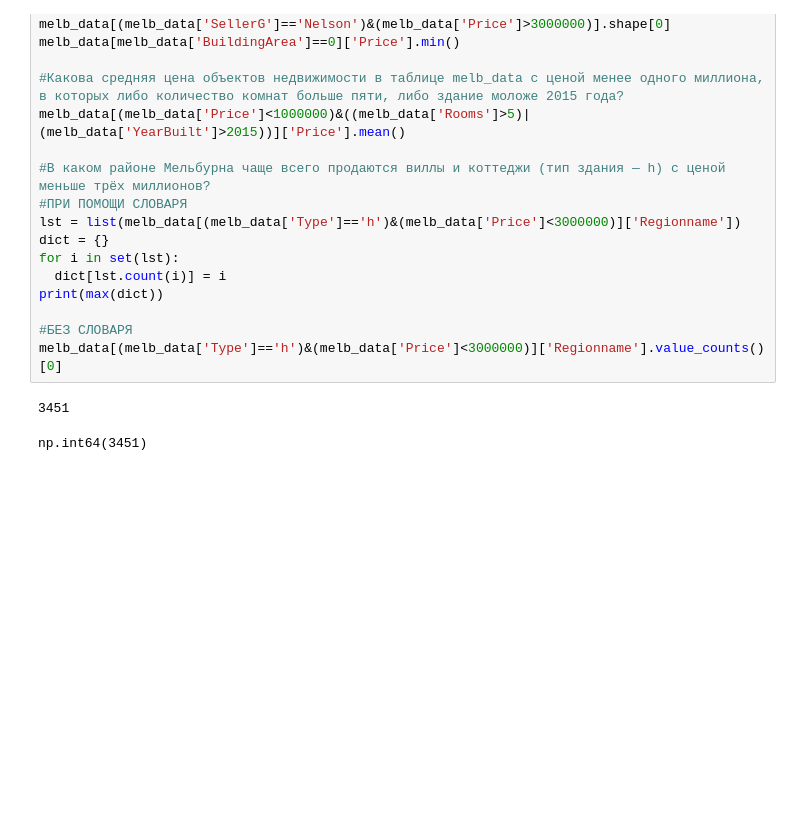
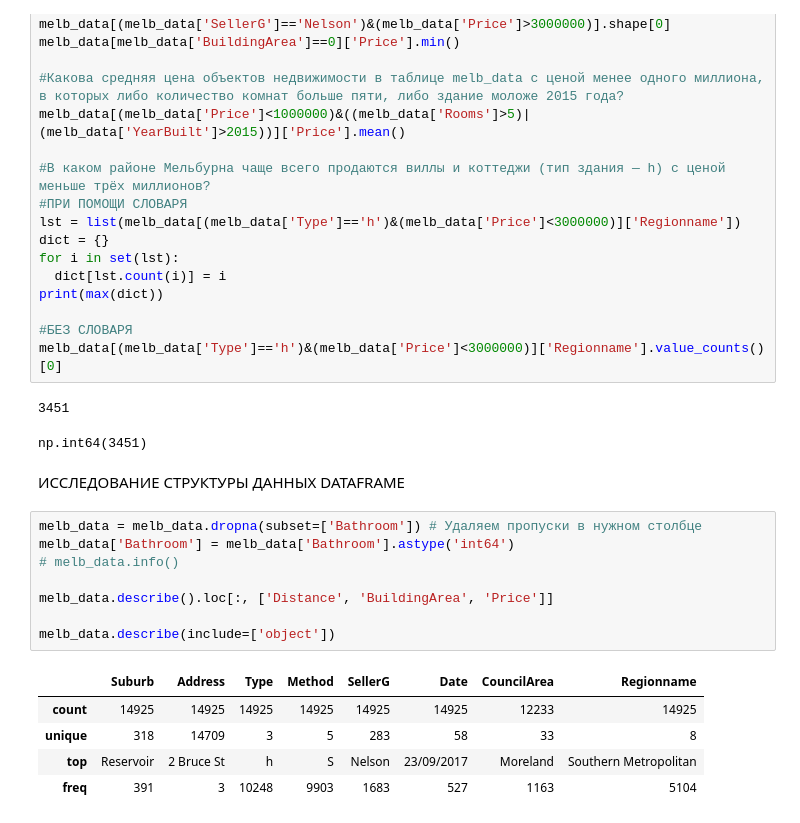
Before and after one commit to rostovcevartem209/Pandas, a Jupyter notebook: Pandas_teach.ipynb, the cells around one changed output. Saved outputs shown, nothing was run; the diff lists cells and outputs as text; blank space fills up the shorter version.

```diff
--- a/Pandas_teach.ipynb
+++ b/Pandas_teach.ipynb
@@ -146,3 +139,19 @@ melb_data[(melb_data['Type']=='h')&(melb_data['Price']<3000000)]['Regionname'].v
 # %% [output]
 3451
 np.int64(3451)
+# %% [markdown]
+ИССЛЕДОВАНИЕ СТРУКТУРЫ ДАННЫХ DATAFRAME
+# %%
+melb_data = melb_data.dropna(subset=['Bathroom']) # Удаляем пропуски в нужном столбце
+melb_data['Bathroom'] = melb_data['Bathroom'].astype('int64')
+# melb_data.info()
+
+melb_data.describe().loc[:, ['Distance', 'BuildingArea', 'Price']]
+
+melb_data.describe(include=['object'])
+# %% [output]
+|  | Suburb | Address | Type | Method | SellerG | Date | CouncilArea | Regionname |
+| count | 14925 | 14925 | 14925 | 14925 | 14925 | 14925 | 12233 | 14925 |
+| unique | 318 | 14709 | 3 | 5 | 283 | 58 | 33 | 8 |
+| top | Reservoir | 2 Bruce St | h | S | Nelson | 23/09/2017 | Moreland | Southern Metropolitan |
+| freq | 391 | 3 | 10248 | 9903 | 1683 | 527 | 1163 | 5104 |
```
Also changed, not shown: parts of 25 cells of this notebook.
